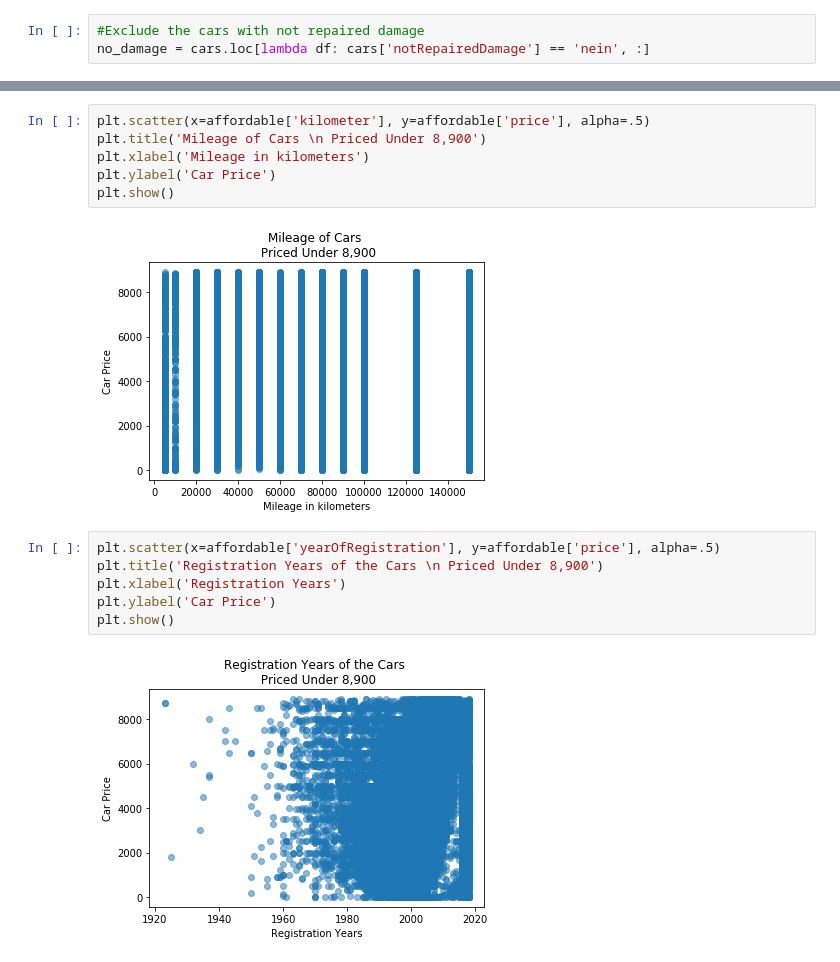
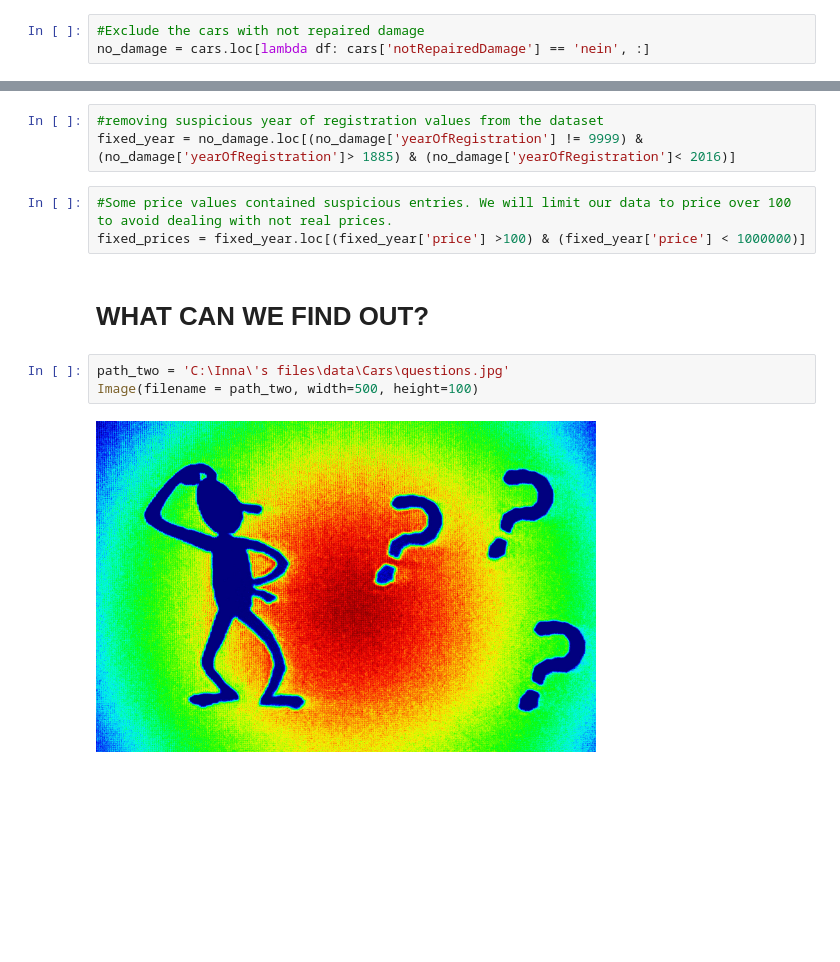
Before and after one commit to innawendell/Describing-Data-, a Jupyter notebook: Cars.ipynb, the cells around one changed output, grey strips where cells are left out. Cells and saved outputs as stored; diff of their text form; blank space fills up the shorter version.

```diff
--- a/Cars.ipynb
+++ b/Cars.ipynb
@@ -156,16 +143,13 @@ plt.show()
-# %%
-plt.scatter(x=affordable['kilometer'], y=affordable['price'], alpha=.5)
-plt.title('Mileage of Cars \n Priced Under 8,900')
-plt.xlabel('Mileage in kilometers')
-plt.ylabel('Car Price')
-plt.show()
-# %% [output]
-[figure, removed]
-# %%
-plt.scatter(x=affordable['yearOfRegistration'], y=affordable['price'], alpha=.5)
-plt.title('Registration Years of the Cars \n Priced Under 8,900')
-plt.xlabel('Registration Years')
-plt.ylabel('Car Price')
-plt.show()
-# %% [output]
-[figure, removed]
+# %%
+#removing suspicious year of registration values from the dataset
+fixed_year = no_damage.loc[(no_damage['yearOfRegistration'] != 9999) &(no_damage['yearOfRegistration']> 1885) & (no_damage['yearOfRegistration']< 2016)]
+# %%
+#Some price values contained suspicious entries. We will limit our data to price over 100 to avoid dealing with not real prices.
+fixed_prices = fixed_year.loc[(fixed_year['price'] >100) & (fixed_year['price'] < 1000000)]
+# %% [markdown]
+# WHAT CAN WE FIND OUT?
+# %%
+path_two = 'C:\Inna\'s files\data\Cars\questions.jpg'
+Image(filename = path_two, width=500, height=100)
+# %% [output]
+[figure, added]
```
Also changed, not shown: parts of 87 cells of this notebook, 1 other file.
